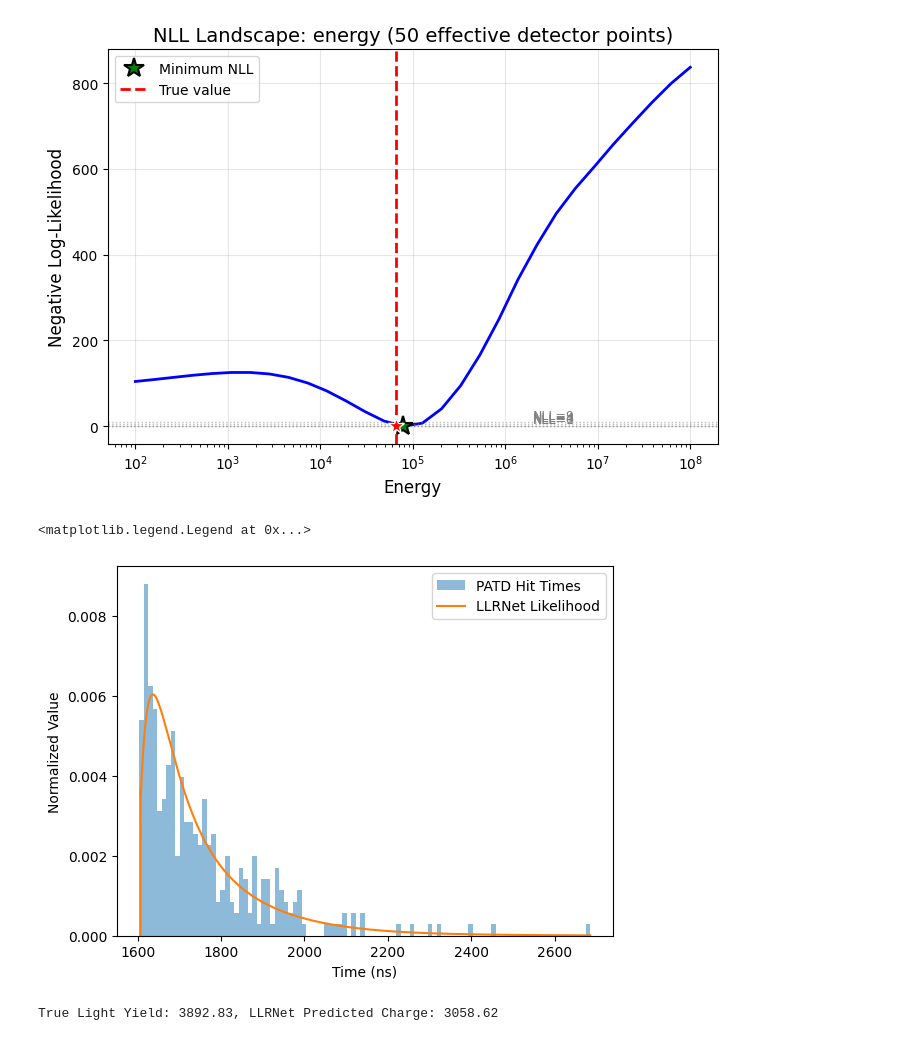
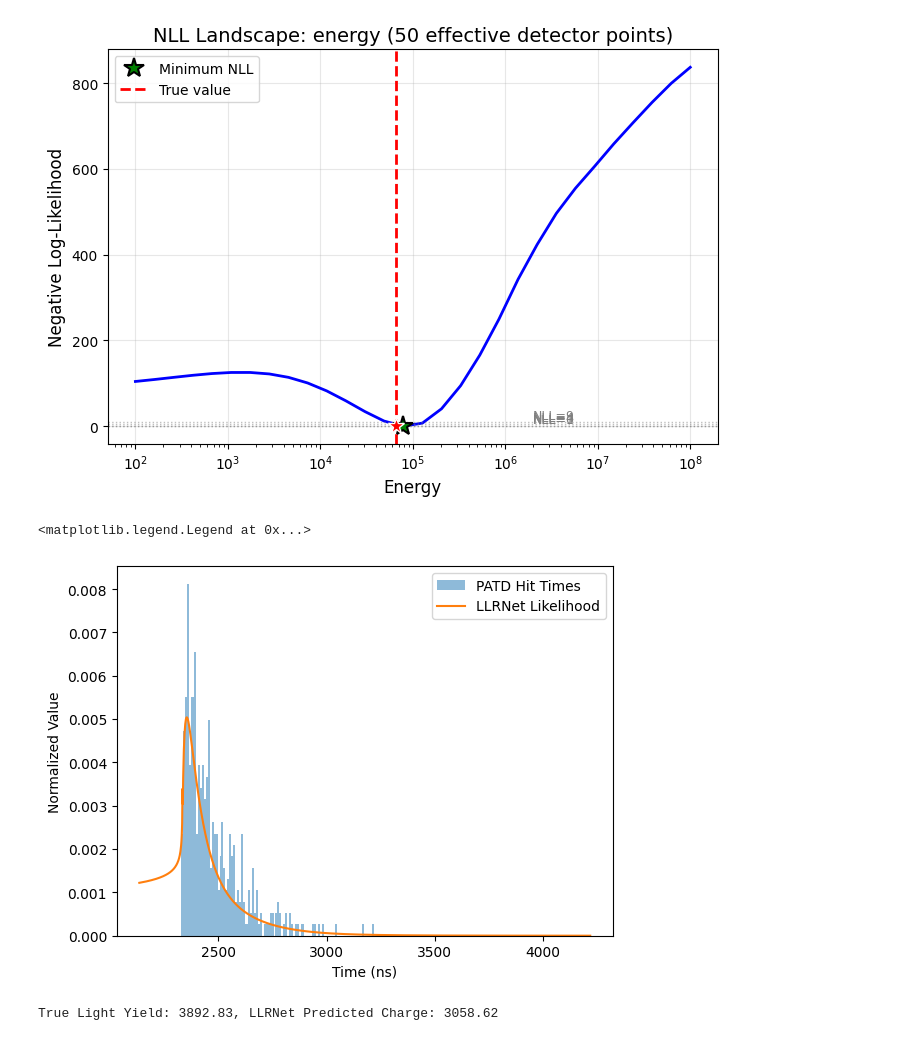
Before and after one commit to kristiantcho/nugget, a Jupyter notebook: nugget/examples/llr_testing.ipynb, the cells around one changed output. Cells and saved outputs as stored; diff of their text form; code cells hidden in the pictures.

```diff
--- a/nugget/examples/llr_testing.ipynb
+++ b/nugget/examples/llr_testing.ipynb
@@ -47,8 +47,8 @@ signal_sampler = nugget.samplers.cyl_sampler.CylinderSampler(
         E_min=1e2,
         E_max=1e8,
         energy_dist='log_uniform',
-        find_exact_intersection=False,
-        random_position_along_ray=True,
+        find_exact_intersection=True,
+        random_position_along_ray=False,
         uniform_zenith_sampling=True,
         )
 # %%
@@ -90,7 +90,8 @@ llr_net = nugget.surrogates.LLRnet.LLRnet(
     add_vertex_distance=True,
 )
 
-llr_net.load_model('best_charge_llr_model_v5.pt')
+llr_net.load_model('best_hit_llr_model_v7.pt')
+# llr_net.load_model('best_charge_llr_model_v5.pt')
 history = pickle.load(open('charge_llr_v5_training_history.pkl', 'rb'))
 # history = pickle.load(open('cascade_charge_llr_v2_training_history.pkl', 'rb'))
 # %% [output]
@@ -148,5 +127,3 @@ shared_core_mlp: None
-# %%
-llr_net.domain_size = 1200
 # %%
 true_event = signal_sampler.sample_events(1)[0]
 true_event['energy']
@@ -189,36 +166,36 @@ NLL landscape (energy): processed 30/30 landscape points
 [figure]
 # %%
 num_photons = 0
-while num_photons < 50:
+while num_photons < 100:
     point = signal_sampler.sample_detector_points(1)[0]
     patd_dict = light_yield_surrogate_patd(opt_point=point, event_params=true_event)
     num_photons = patd_dict['num_photons']
 test_event = true_event.copy()
 # test_event['direction'] = torch.nn.functional.normalize(test_event['direction'] - torch.tensor([200,0,0]).float(), p=2, dim=0) # flip the direction to test opposite direction
 # test_event['zenith'] = np.pi - test_event['zenith']  # flip the zenith to test opposite direction
-test_times = torch.logspace(torch.log10((patd_dict['t_geom_min'])), torch.log10(max(patd_dict['hit_times'])), steps=10000)
-test_patd_dict = {'hit_times': test_times, 'num_photons': 10000, 't_geom_min': patd_dict['t_geom_min']}
+test_times = torch.logspace(torch.log10((patd_dict['t_geom_min'])-200), torch.log10(max(patd_dict['hit_times'])+1000), steps=1000)
+test_patd_dict = {'hit_times': test_times, 'num_photons': 1000, 't_geom_min': patd_dict['t_geom_min']}
 features, num_photons = llr_net.prepare_features_patd(point=point, event_data=test_event, patd_result=test_patd_dict)
 likelihoods = llr_net.predict_likelihood_ratio(features)
 
 true_likelihoods = torch.exp(patd_surrogate.eval_patd_log_probs(patd_dict['residual_times'], point, true_event))
 #plot the hit times as a histogram and the likelihoods as a line plot on the same plot
 sorted_inds = torch.argsort(patd_dict['hit_times'])
 true_likelihoods = true_likelihoods[sorted_inds]
 true_likelihoods = true_likelihoods#/torch.sum(true_likelihoods[torch.isfinite(true_likelihoods)])
 plt.hist(patd_dict['hit_times'].cpu().detach().numpy(), bins=100, alpha=0.5, label='PATD Hit Times', density=True)
 # normalized_likelihoods = likelihoods* / (torch.sum(likelihoods*(test_times[1]-test_times[0])))
 # normalize likelihoods by integrating over the test_times range using the trapezoidal rule
 normalized_likelihoods = likelihoods / torch.trapz(likelihoods, test_times)
 plt.plot(test_times.cpu().detach().numpy(), normalized_likelihoods.cpu().detach().numpy(), label='LLRNet Likelihood')
 # plt.plot(patd_dict['hit_times'][sorted_inds].cpu().detach().numpy(), true_likelihoods.cpu().detach().numpy(), label='True PATD Likelihood')
 plt.xlabel('Time (ns)')
 plt.ylabel('Normalized Value')
 # plt.title('PATD Hit Times and LLRNet Likelihoods')
 plt.legend()
 # %% [output]
 <matplotlib.legend.Legend at 0x...>
-[figure, old version]
+[figure, new version]
 # %%
 def find_llr_charge_peak(llr_net, point, event_parms, *, device,
                           n_scan=64, charge_floor=1e-3, charge_ceil=1e5):
```
Also changed, not shown: parts of 2 cells of this notebook, 3 other files.
